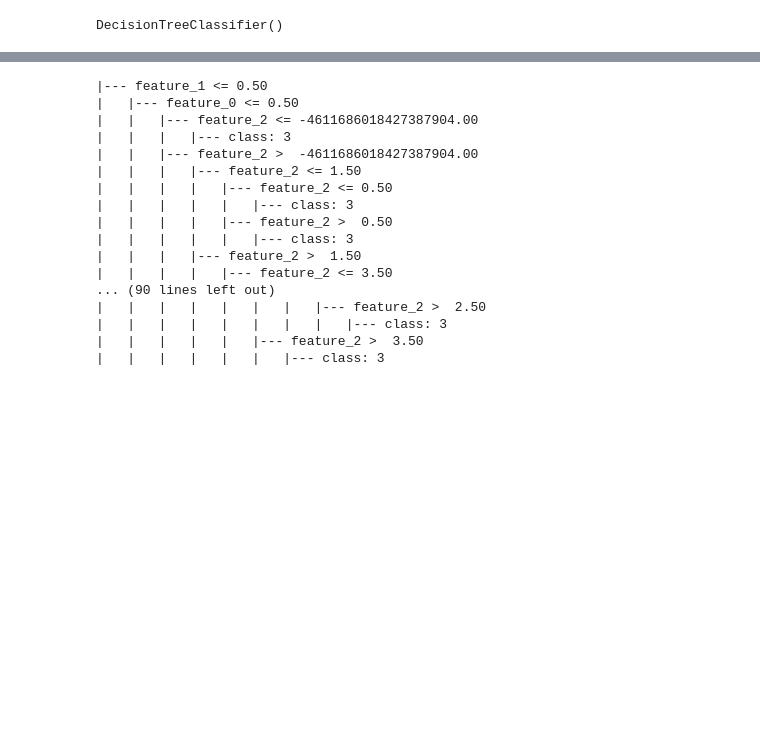
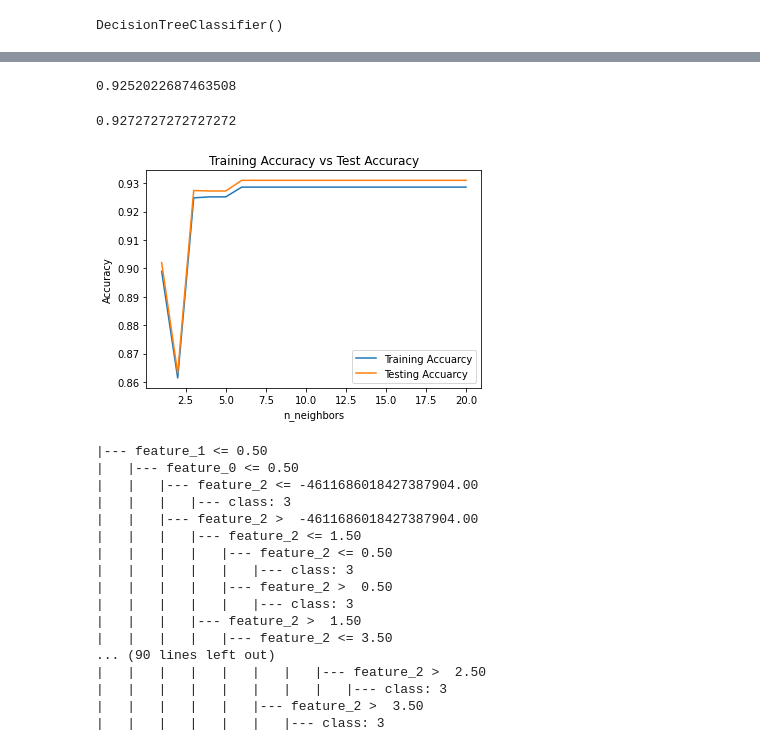
Before and after one commit to enl9076/Python-Projects, a Jupyter notebook: machine-learning/ML-practice.ipynb, the cells around one changed output, grey strips where cells are left out. Saved outputs shown, nothing was run; the diff lists cells and outputs as text; code cells hidden in the pictures; blank space fills up the shorter version.

```diff
--- a/machine-learning/ML-practice.ipynb
+++ b/machine-learning/ML-practice.ipynb
@@ -132,3 +174,33 @@ print(classifier.score(x_test, y_test))
+# %%
+from sklearn.neighbors import KNeighborsClassifier
+knn = KNeighborsClassifier(n_neighbors = 5)
+knn.fit(x_train, y_train)
+knn.score(x_train, y_train)
+# %% [output]
+0.9252022687463508
+# %%
+knn.score(x_test, y_test)
+# %% [output]
+0.9272727272727272
+# %%
+training_accuracy  = []
+test_accuracy = []
+for i in range(1, 21):
+    knn = KNeighborsClassifier(n_neighbors = i)
+    knn.fit(x_train, y_train)
+    training_accuracy.append(knn.score(x_train, y_train))
+    test_accuracy.append(knn.score(x_test, y_test))
+# %%
+plt.figure()
+plt.plot(range(1, 21), training_accuracy, label='Training Accuarcy')
+plt.plot(range(1, 21), test_accuracy, label='Testing Accuarcy')
+plt.title('Training Accuracy vs Test Accuracy')
+plt.xlabel('n_neighbors')
+plt.ylabel('Accuracy')
+plt.legend(loc='best')
+plt.show()
+# %% [output]
+[figure, added]
 # %%
 text_representation = tree.export_text(classifier)
 print(text_representation)
```
Also changed, not shown: parts of 6 cells of this notebook, 17 other files.
